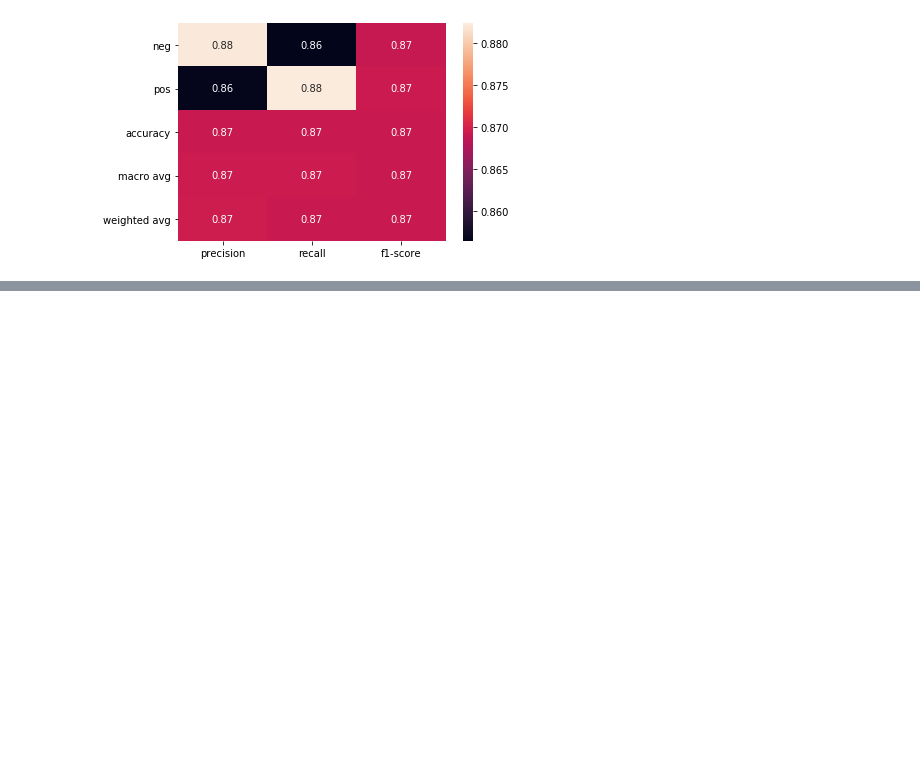
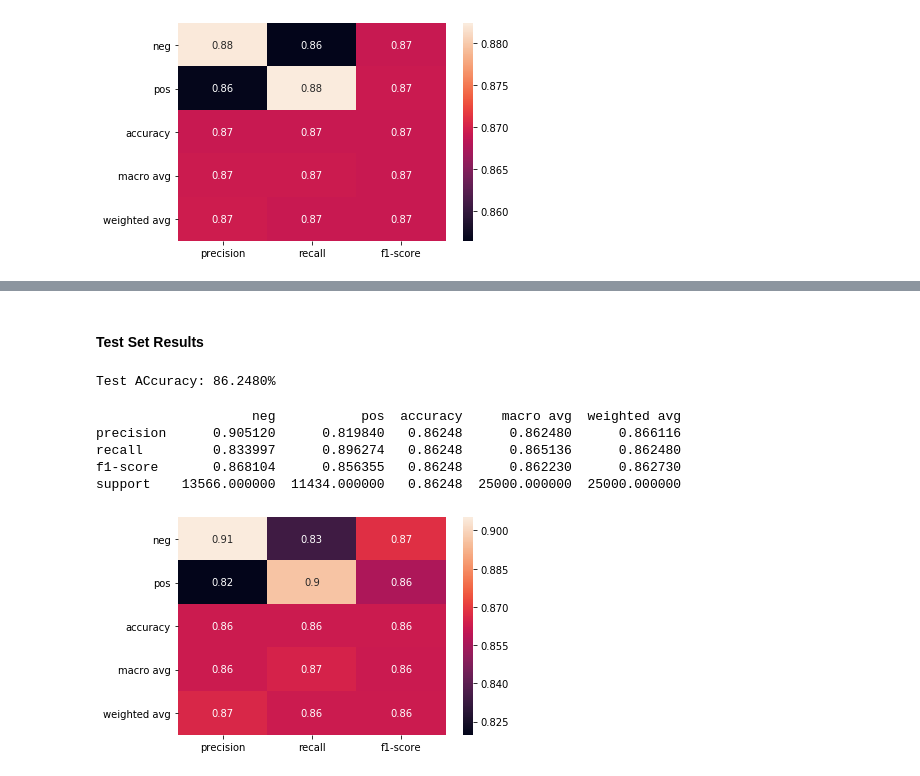
Before and after one commit to shivammehta007/NLPResearch, a Jupyter notebook: Comparison_of_NLP_Models_IMDB_classification.ipynb, the cells around one changed output, grey strips where cells are left out. Drawn from its saved outputs; the diff is of its cells as text; code cells hidden in the pictures; blank space fills up the shorter version.

Commit message:
Finishing Naive Bais Classification

```diff
--- a/Comparison_of_NLP_Models_IMDB_classification.ipynb
+++ b/Comparison_of_NLP_Models_IMDB_classification.ipynb
@@ -279,0 +281,21 @@ We will use GridSearchCV
+# %%
+parameters = {
+    'ngram_range': [(1, 1), (1, 2), (1, 3), (2, 3)]
+}
+parameters = ParameterGrid(parameters)
+# %%
+best_model = Model(None, None, None)
+best_accuracy = 0
+for parameter in tqdm(list(parameters)):
+    pipeline = Pipeline(
+        [('tfidf', TfidfVectorizer(ngram_range=parameter['ngram_range'])),
+        ('nb', MultinomialNB())])
+    pipeline.fit(X_train, y_train)
+    y_pred = pipeline.predict(X_valid)
+    accuracy = accuracy_score(y_valid, y_pred)
+    print('Accuracy: {:.2f} Parameter: {}'.format(accuracy * 100, parameter['ngram_range']))
+    if accuracy > best_accuracy:
+        best_accuracy = accuracy
+        best_model = Model(pipeline, y_pred, accuracy)
+
+print('Best Pipeline found: {} with accuracy: {:.2f}%'.format([step[1] for step in best_model.pipeline.steps], best_model.accuracy*100))
@@ -279,0 +315,20 @@ We will use GridSearchCV
+# %% [markdown]
+#### Test Set Results
+# %%
+y_pred = best_model.pipeline.predict(X_test)
+test_accuracy = accuracy_score(y_test, y_pred)
+print('Test ACcuracy: {:.4f}%'.format(test_accuracy * 100))
+# %% [output]
+Test ACcuracy: 86.2480%
+# %%
+report = pd.DataFrame(classification_report(y_pred, y_test, target_names=['neg', 'pos'], output_dict=True))
+print(report)
+sns.heatmap(report.iloc[:-1:].T, annot=True)
+plt.show()
+# %% [output]
+                    neg           pos  accuracy     macro avg  weighted avg
+precision      0.905120      0.819840   0.86248      0.862480      0.866116
+recall         0.833997      0.896274   0.86248      0.865136      0.862480
+f1-score       0.868104      0.856355   0.86248      0.862230      0.862730
+support    13566.000000  11434.000000   0.86248  25000.000000  25000.000000
+[figure, added]
```
Also changed, not shown: parts of 3 cells of this notebook.
